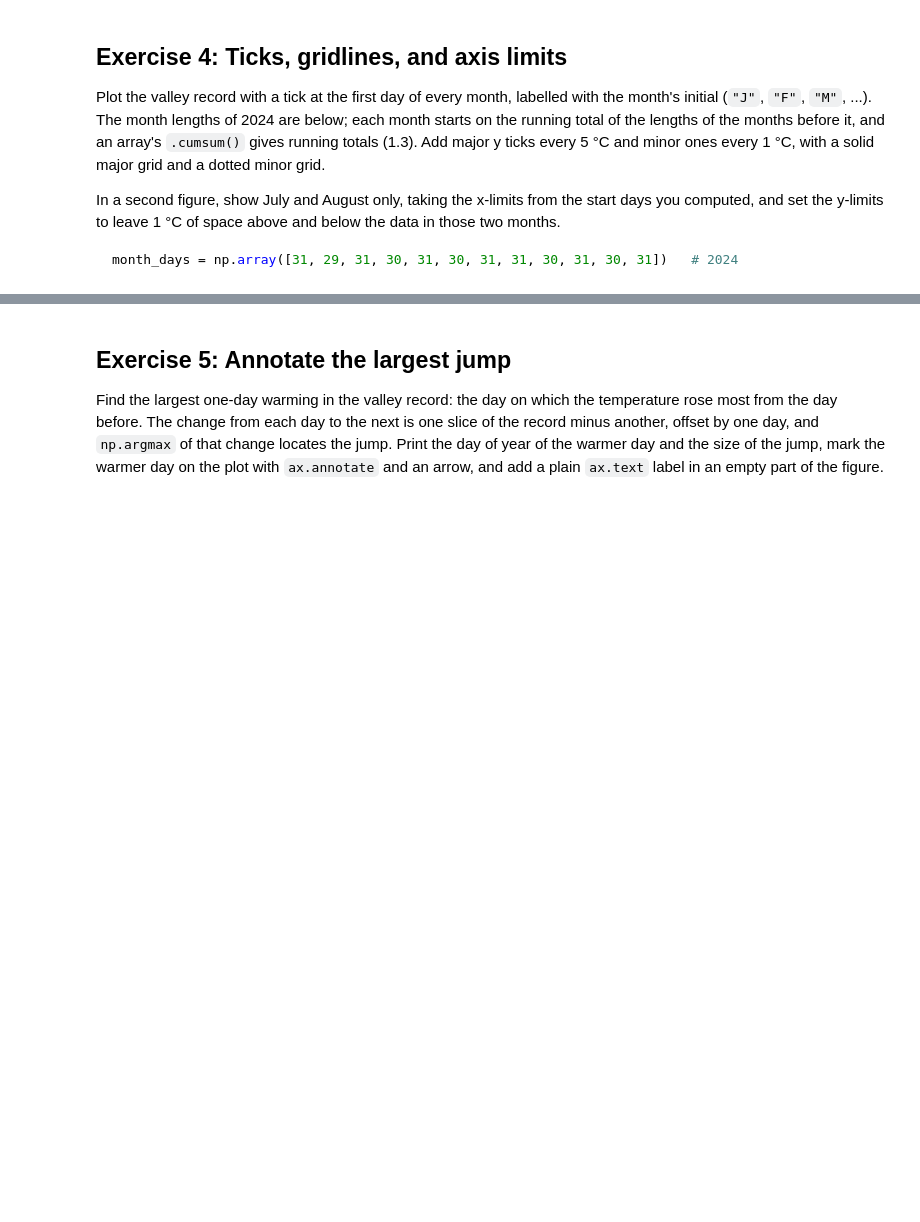
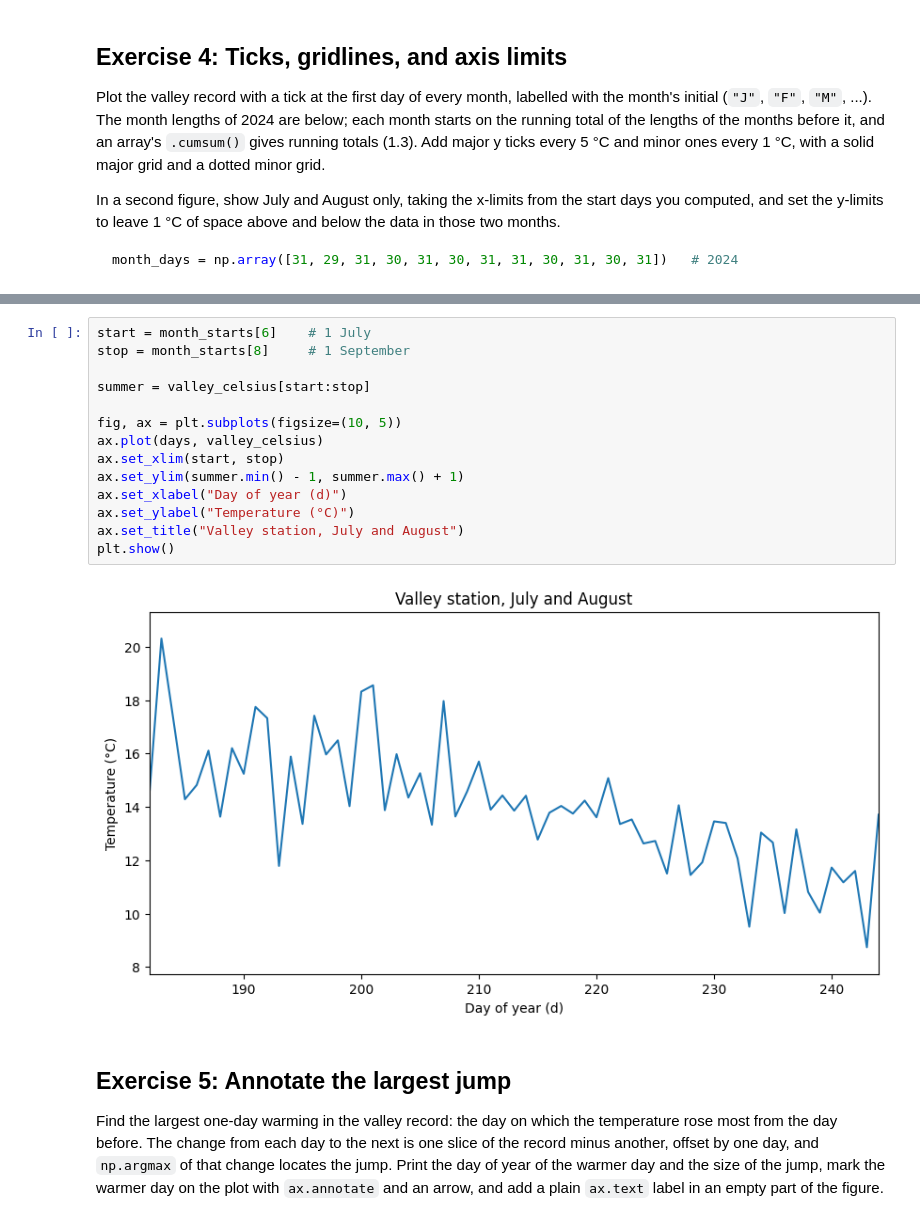
Before and after one commit to oliviaberset/2026_Intro_Python, a Jupyter notebook: live/part-I/1.4-matplotlib-and-xarray-exercises.ipynb, the cells around one changed output, grey strips where cells are left out. Saved outputs shown, nothing was run; the diff lists cells and outputs as text; blank space fills up the shorter version.

```diff
--- a/live/part-I/1.4-matplotlib-and-xarray-exercises.ipynb
+++ b/live/part-I/1.4-matplotlib-and-xarray-exercises.ipynb
@@ -152,3 +199,19 @@ month_days = np.array([31, 29, 31, 30, 31, 30, 31, 31, 30, 31, 30, 31])   # 2024
+# %%
+start = month_starts[6]    # 1 July
+stop = month_starts[8]     # 1 September
+
+summer = valley_celsius[start:stop]
+
+fig, ax = plt.subplots(figsize=(10, 5))
+ax.plot(days, valley_celsius)
+ax.set_xlim(start, stop)
+ax.set_ylim(summer.min() - 1, summer.max() + 1)
+ax.set_xlabel("Day of year (d)")
+ax.set_ylabel("Temperature (°C)")
+ax.set_title("Valley station, July and August")
+plt.show()
+# %% [output]
+[figure, added]
 # %% [markdown]
 ## Exercise 5: Annotate the largest jump
 
```
Also changed, not shown: parts of 7 cells of this notebook.
